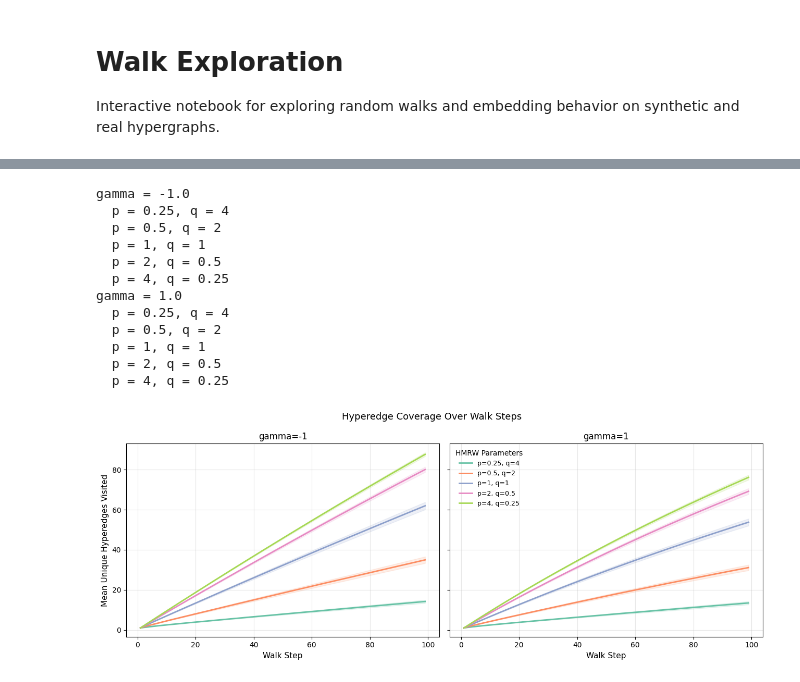
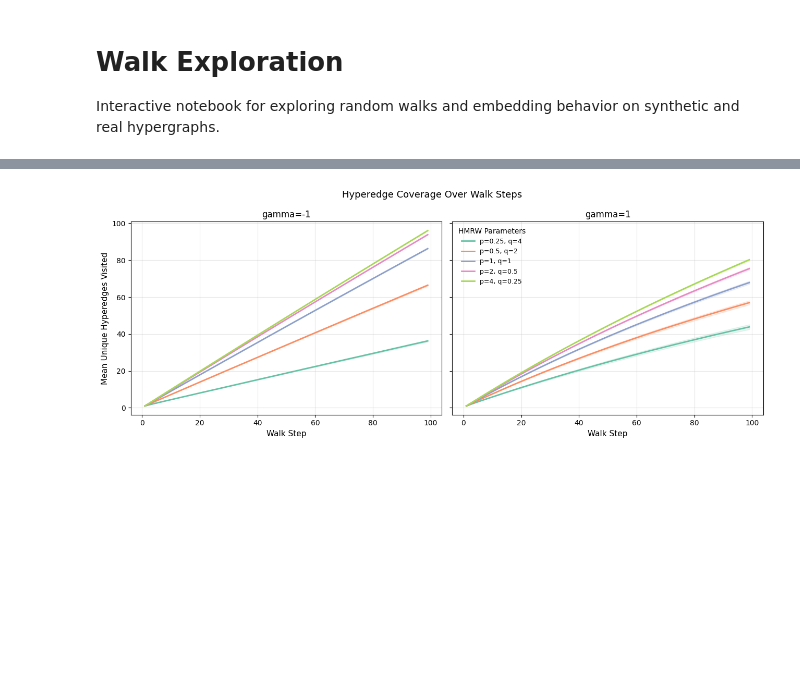
Before and after one commit to aduntslusine/hypergraphs, a Jupyter notebook: 4_walk_exploration.ipynb, the cells around one changed output, grey strips where cells are left out. Cells and saved outputs as stored; diff of their text form; code cells hidden in the pictures; blank space fills up the shorter version.

Commit message:
adding exploratory plots

```diff
--- a/4_walk_exploration.ipynb
+++ b/4_walk_exploration.ipynb
@@ -316,59 +558,27 @@ gamma = 1.0
 [figure]
 # %%
-# Hyperedge coverage: same style as node coverage (gamma subplots)
-colors = plt.get_cmap("Set2").colors
+# Hyperedge coverage from cached walks (no reruns)
+walk_cache_cov = walk_20_cache_cov
+results_dir = results_20_dir
 
 fig, axes = plt.subplots(1, 2, figsize=(13, 5), sharey=True)
-
 for ax, gamma_val in zip(axes, [-1.0, 1.0]):
-    print(f"gamma = {gamma_val}")
     for i, (p_i, q_i) in enumerate(pq_grid):
-        print(f"  p = {p_i}, q = {q_i}")
-        curves = []
-        for g, H in enumerate(Hs):
-            _, _, _, edge_walks_i = sample_hmrw_walks(
-                H,
-                walk_length=walk_length,
-                walks_per_node=walks_per_node,
-                p=p_i,
-                q=q_i,
-                r=r_fixed,
-                gamma=gamma_val,
-                seed=300 + g,
-                return_edge_walks=True,
-            )
-            curves.append(hyperedge_coverage_over_time(edge_walks_i))
-
+        curves = [walk_cache_cov[(gamma_val, p_i, q_i, g)]["hyper"] for g in range(len(Hs_cache))]
         C = np.vstack(curves)
-        mean_c = C.mean(axis=0)
-        std_c = C.std(axis=0)
+        mean_c, std_c = C.mean(axis=0), C.std(axis=0)
         steps = np.arange(1, len(mean_c) + 1)
-
         c = colors[i % len(colors)]
         ax.plot(steps, mean_c, color=c, lw=2, label=f"p={p_i}, q={q_i}")
         ax.fill_between(steps, mean_c - std_c, mean_c + std_c, color=c, alpha=0.15)
-
     ax.set_xlabel("Walk Step", fontsize=11)
     ax.set_title(f"gamma={gamma_val:.0f}", fontsize=12)
     ax.grid(alpha=0.3)
-
 axes[0].set_ylabel("Mean Unique Hyperedges Visited", fontsize=11)
 axes[1].legend(frameon=False, title="HMRW Parameters", fontsize=9)
 fig.suptitle("Hyperedge Coverage Over Walk Steps", fontsize=13)
 fig.tight_layout()
 fig.savefig(results_dir / "hyperedge_coverage_pq_gamma_subplots.png", dpi=300, bbox_inches="tight")
 plt.show()
 # %% [output]
-gamma = -1.0
-  p = 0.25, q = 4
-  p = 0.5, q = 2
-  p = 1, q = 1
-  p = 2, q = 0.5
-  p = 4, q = 0.25
-gamma = 1.0
-  p = 0.25, q = 4
-  p = 0.5, q = 2
-  p = 1, q = 1
-  p = 2, q = 0.5
-  p = 4, q = 0.25
-[figure, old version]
+[figure, new version]
```
Also changed, not shown: parts of 15 cells of this notebook, 18 other files.
